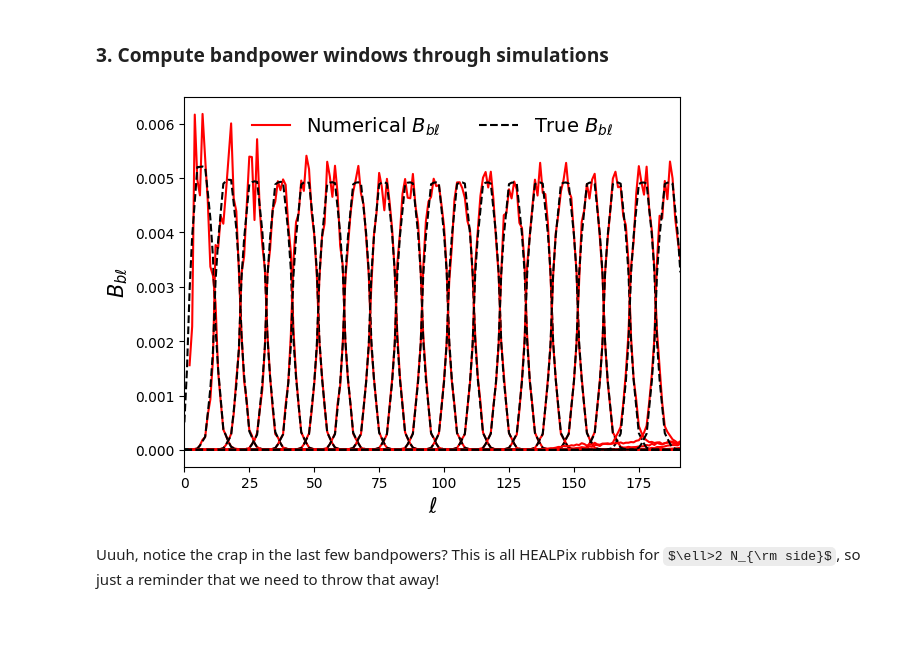
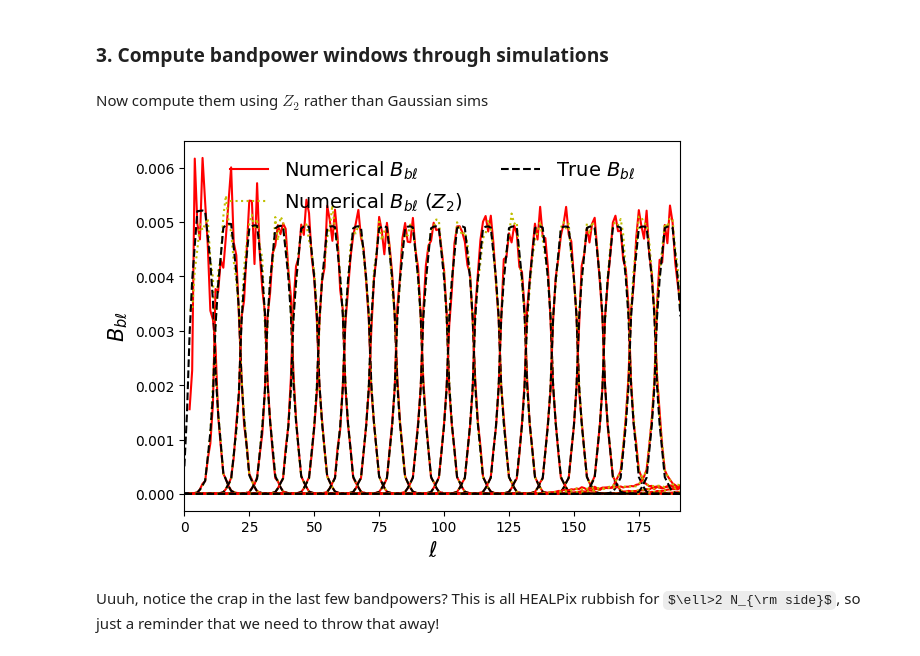
Before and after one commit to simonsobs/SOOPERCOOL, a Jupyter notebook: BpwCalcExample.ipynb, the cells around one changed output. Cells and saved outputs as stored; diff of their text form; code cells hidden in the pictures; some formulas as TeX source; blank space fills up the shorter version.

```diff
--- a/BpwCalcExample.ipynb
+++ b/BpwCalcExample.ipynb
@@ -43,17 +43,25 @@ plt.ylabel('$B_{b\ell}$', fontsize=15);
 ### 3. Compute bandpower windows through simulations
 # %%
 bpw_num = bc.gen_Bbl_all()
+# %% [markdown]
+Now compute them using $Z_2$ rather than Gaussian sims
+# %%
+dsim = {'stats': 'Z2'}
+bc_z2 = mst.DeltaBbl(nside, dsim, filt, b)
+bpw_num_z2 = bc_z2.gen_Bbl_all()
 # %%
-for bpw_t, bpw_n in zip(bpw_true, bpw_num):
+for bpw_t, bpw_n, bpw_z2 in zip(bpw_true, bpw_num, bpw_num_z2):
     plt.plot(bc.get_ells(), bpw_n, 'r-')
+    plt.plot(bc.get_ells(), bpw_z2, 'y:')
     plt.plot(bpw_t, 'k--')
 plt.plot([-1], [0], 'r-', label='Numerical $B_{b\ell}$')
+plt.plot([-1], [0], 'y:', label='Numerical $B_{b\ell}\,\,(Z_2)$')
 plt.plot([-1], [0], 'k--', label='True $B_{b\ell}$')
 plt.xlim([0, 3*nside-1])
 plt.xlabel('$\ell$', fontsize=15)
 plt.ylabel('$B_{b\ell}$', fontsize=15)
 plt.legend(ncol=2, loc='upper center', fontsize=14, frameon=False);
 # %% [output]
-[figure, old version]
+[figure, new version]
 # %% [markdown]
 Uuuh, notice the crap in the last few bandpowers? This is all HEALPix rubbish for $\ell>2 N_{\rm side}$, so just a reminder that we need to throw that away!
```
Also changed, not shown: parts of 6 cells of this notebook, 1 other file.
